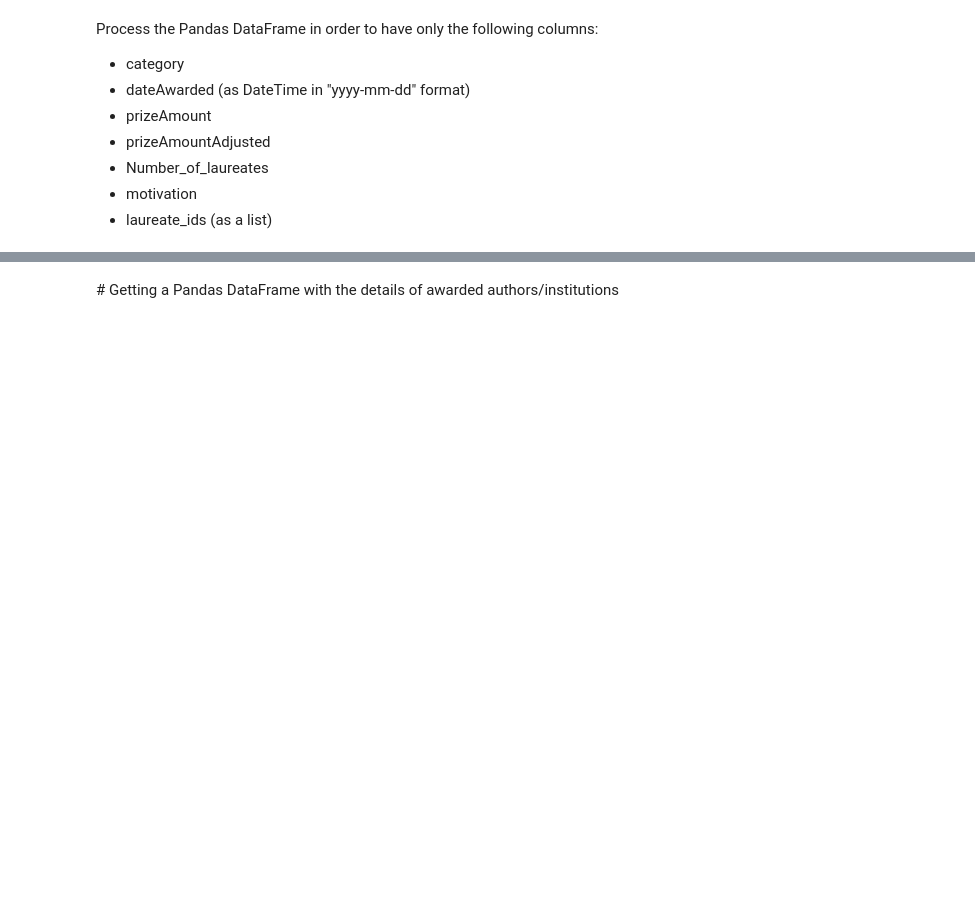
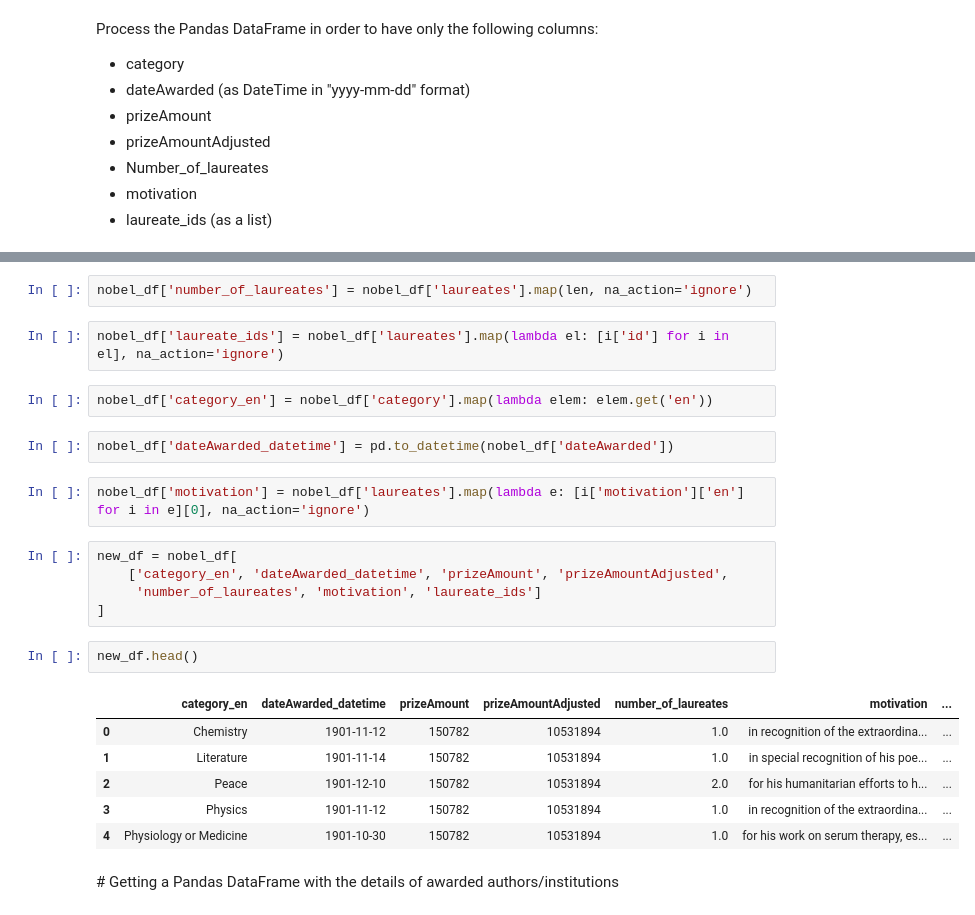
Before and after one commit to isg75/lab-apis, a Jupyter notebook: lab_apis.ipynb, the cells around one changed output, grey strips where cells are left out. Drawn from its saved outputs; the diff is of its cells as text; blank space fills up the shorter version.

```diff
--- a/lab_apis.ipynb
+++ b/lab_apis.ipynb
@@ -78,3 +99,27 @@ if response.status_code == 200:
+# %%
+nobel_df['number_of_laureates'] = nobel_df['laureates'].map(len, na_action='ignore')
+# %%
+nobel_df['laureate_ids'] = nobel_df['laureates'].map(lambda el: [i['id'] for i in el], na_action='ignore')
+# %%
+nobel_df['category_en'] = nobel_df['category'].map(lambda elem: elem.get('en'))
+# %%
+nobel_df['dateAwarded_datetime'] = pd.to_datetime(nobel_df['dateAwarded'])
+# %%
+nobel_df['motivation'] = nobel_df['laureates'].map(lambda e: [i['motivation']['en'] for i in e][0], na_action='ignore')
+# %%
+new_df = nobel_df[
+    ['category_en', 'dateAwarded_datetime', 'prizeAmount', 'prizeAmountAdjusted',
+     'number_of_laureates', 'motivation', 'laureate_ids']
+]
+# %%
+new_df.head()
+# %% [output]
+|  | category_en | dateAwarded_datetime | prizeAmount | prizeAmountAdjusted | number_of_laureates | motivation | ... |
+| 0 | Chemistry | 1901-11-12 | 150782 | 10531894 | 1.0 | in recognition of the extraordina... | ... |
+| 1 | Literature | 1901-11-14 | 150782 | 10531894 | 1.0 | in special recognition of his poe... | ... |
+| 2 | Peace | 1901-12-10 | 150782 | 10531894 | 2.0 | for his humanitarian efforts to h... | ... |
+| 3 | Physics | 1901-11-12 | 150782 | 10531894 | 1.0 | in recognition of the extraordina... | ... |
+| 4 | Physiology or Medicine | 1901-10-30 | 150782 | 10531894 | 1.0 | for his work on serum therapy, es... | ... |
 # %% [markdown]
 # Getting a Pandas DataFrame with the details of awarded authors/institutions
 # %% [markdown]
```
Also changed, not shown: parts of 20 cells of this notebook.
